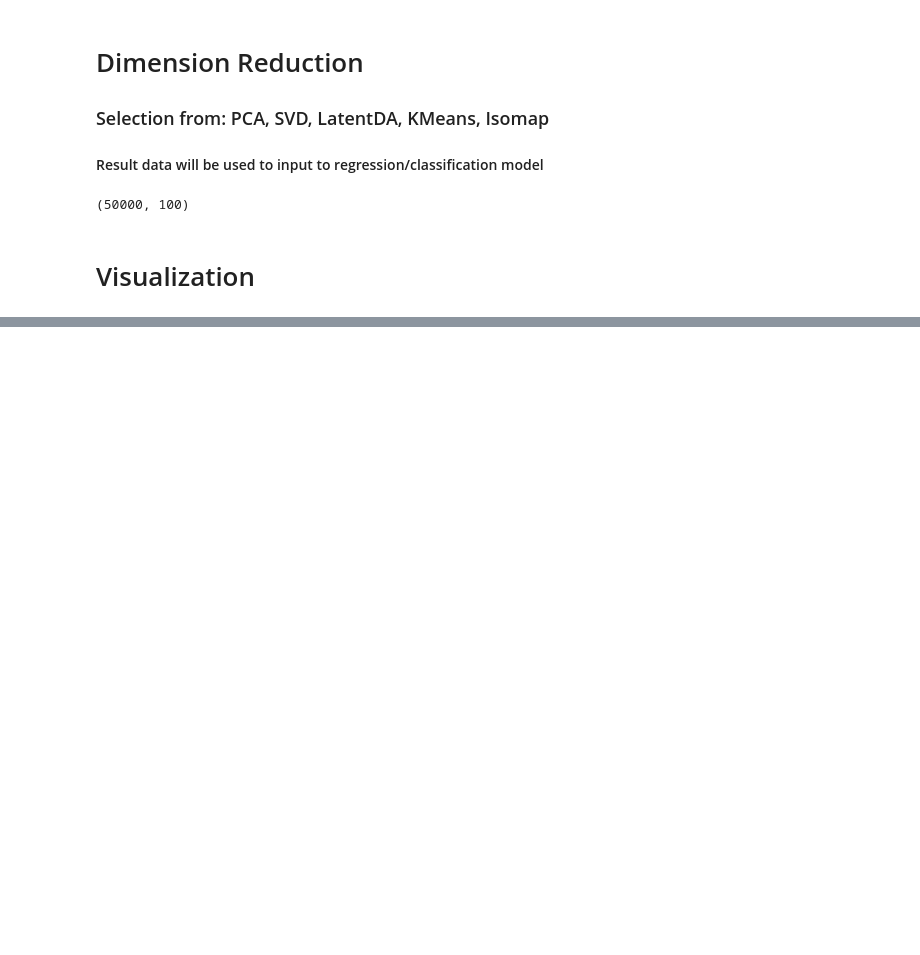
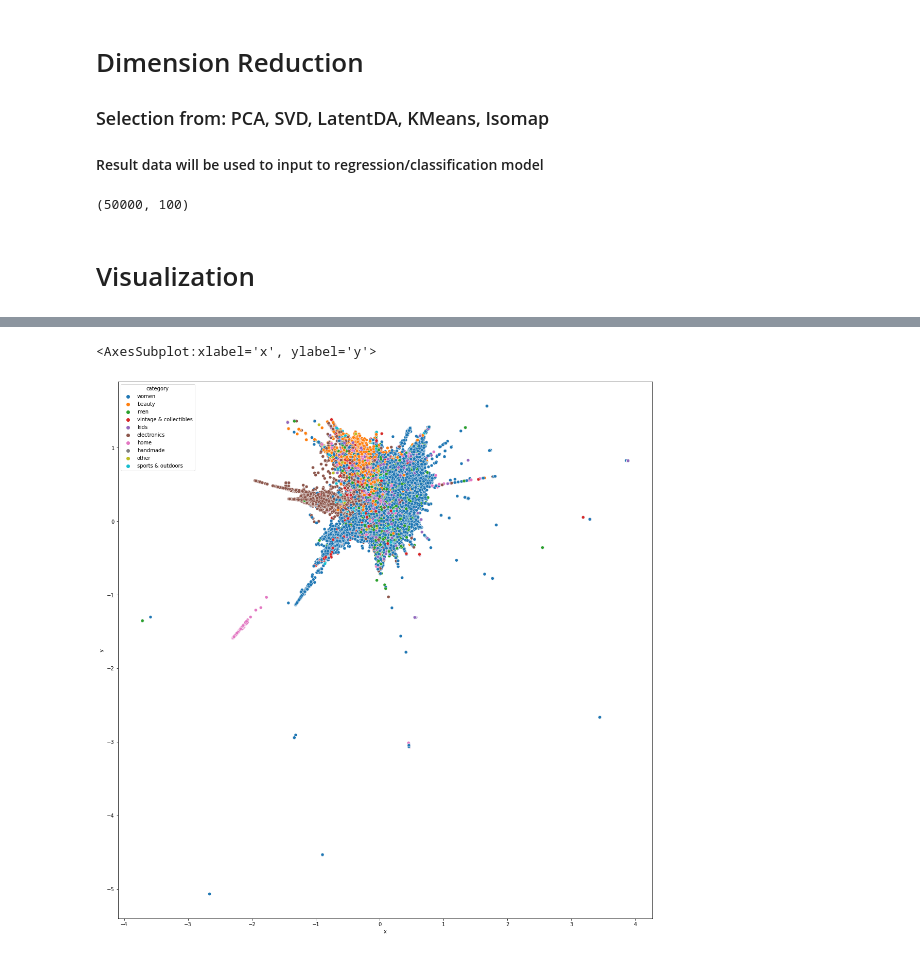
Before and after one commit to DSEI21000-S21/project-product-price-prediction, a Jupyter notebook: experiment/feature_extraction/FeatureExtraction_ItemDescription_Jin_E1.ipynb, the cells around one changed output, grey strips where cells are left out. Cells and saved outputs as stored; diff of their text form; code cells hidden in the pictures; blank space fills up the shorter version.

Commit message:
add visualization #20

```diff
--- a/experiment/feature_extraction/FeatureExtraction_ItemDescription_Jin_E1.ipynb
+++ b/experiment/feature_extraction/FeatureExtraction_ItemDescription_Jin_E1.ipynb
@@ -86,5 +101,8 @@ vis_df = pd.DataFrame(tsne_kmeans, columns=['x', 'y'])
 vis_df['category'] = df['c1']
 vis_df['price'] = df['price_bin']
 # %%
-sns.scatterplot(data=kmeans_df, x='x', y='y', hue='category')
+sns.scatterplot(data=vis_df, x='x', y='y', hue='category')
+# %% [output]
+<AxesSubplot:xlabel='x', ylabel='y'>
+[figure, added]
 # %%
```
Also changed, not shown: parts of 2 cells of this notebook.
